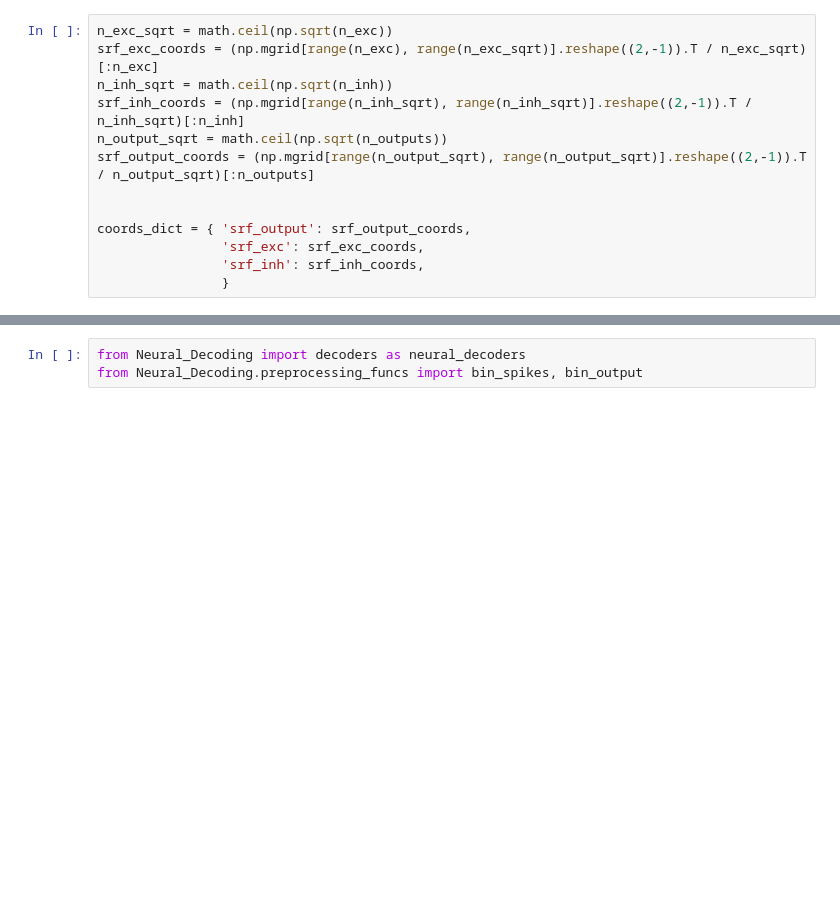
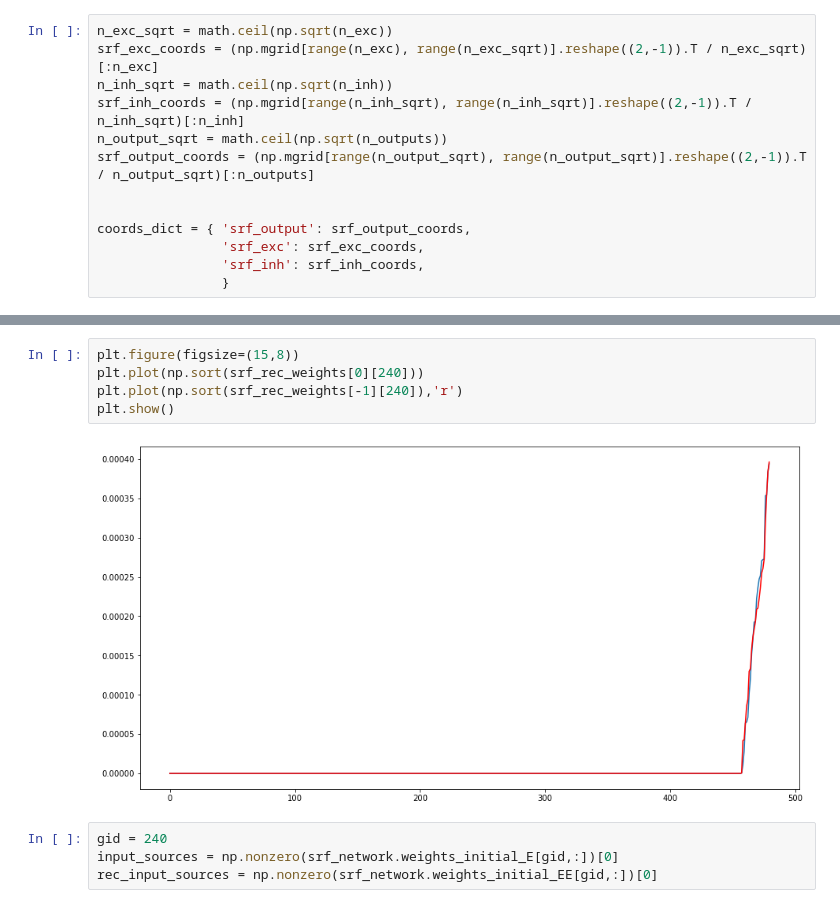
Before and after one commit to iraikov/nengo_maze_env, a Jupyter notebook: notebooks/PRF digits.ipynb, the cells around one changed output, grey strips where cells are left out. Saved outputs shown, nothing was run; the diff lists cells and outputs as text; blank space fills up the shorter version.

```diff
--- a/notebooks/PRF digits.ipynb
+++ b/notebooks/PRF digits.ipynb
@@ -402,3 +427,11 @@ output_predictions_test = [1, 9, 2, 9, 1, 9, 5, 2, 6, 3, 2, 4, 6, 2, 9, 4, 2, 1,
-# %%
-from Neural_Decoding import decoders as neural_decoders
-from Neural_Decoding.preprocessing_funcs import bin_spikes, bin_output
+# %%
+plt.figure(figsize=(15,8))
+plt.plot(np.sort(srf_rec_weights[0][240]))
+plt.plot(np.sort(srf_rec_weights[-1][240]),'r')
+plt.show()
+# %% [output]
+[figure, added]
+# %%
+gid = 240
+input_sources = np.nonzero(srf_network.weights_initial_E[gid,:])[0]
+rec_input_sources = np.nonzero(srf_network.weights_initial_EE[gid,:])[0]
```
Also changed, not shown: parts of 21 cells of this notebook, 5 other files.
